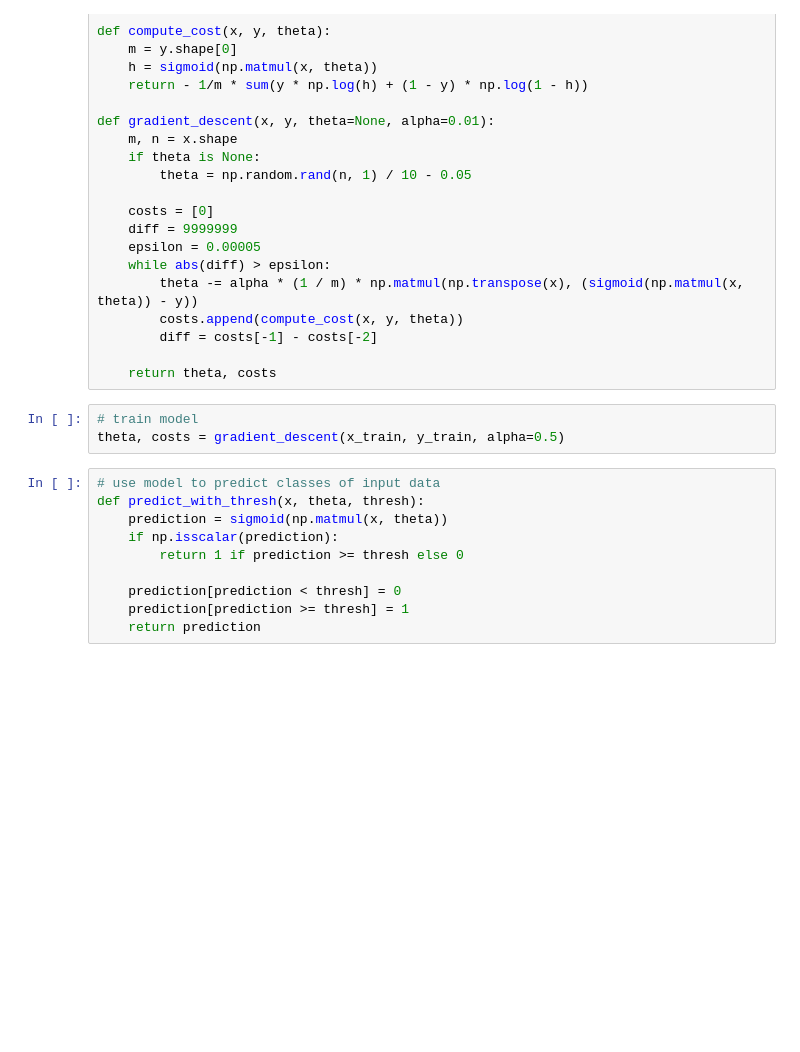
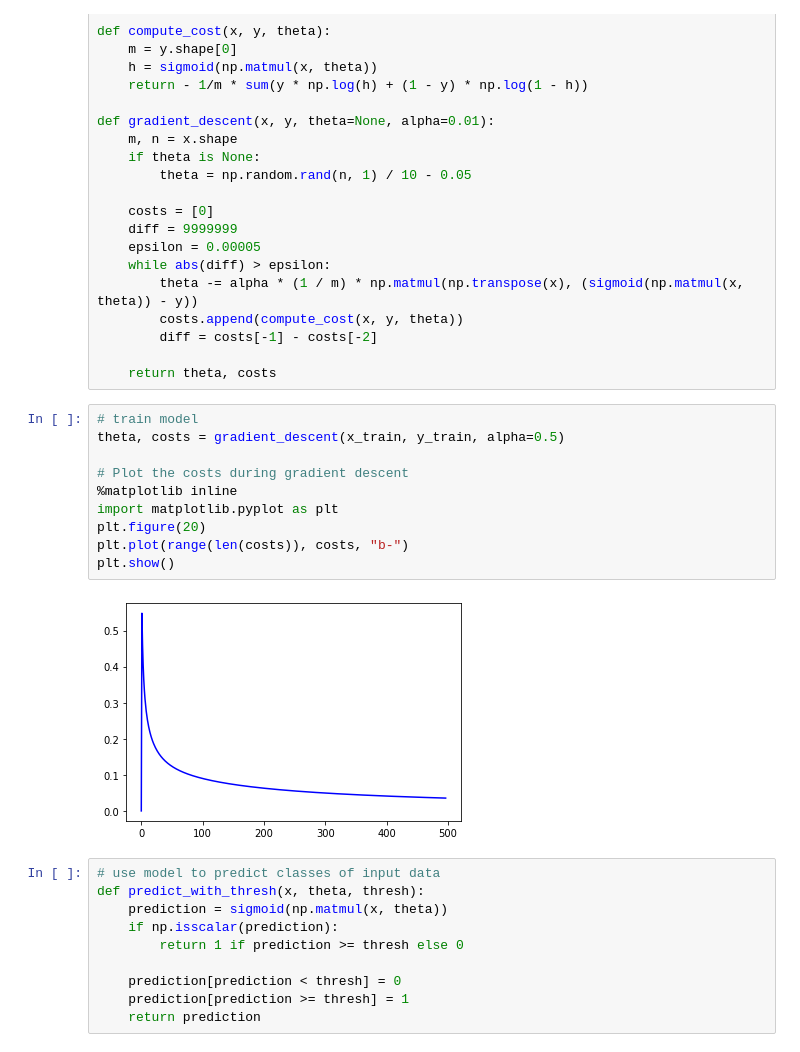
Before and after one commit to FG-33/ml-algorithms, a Jupyter notebook: notebooks/logistic_regression/mushrooms/1Mushrooms_gradient_desc.ipynb, the cells around one changed output. Cells and saved outputs as stored; diff of their text form; blank space fills up the shorter version.

```diff
--- a/notebooks/logistic_regression/mushrooms/1Mushrooms_gradient_desc.ipynb
+++ b/notebooks/logistic_regression/mushrooms/1Mushrooms_gradient_desc.ipynb
@@ -139,6 +139,15 @@ def gradient_descent(x, y, theta=None, alpha=0.01):
 # %%
 # train model
 theta, costs = gradient_descent(x_train, y_train, alpha=0.5)
+
+# Plot the costs during gradient descent
+%matplotlib inline
+import matplotlib.pyplot as plt
+plt.figure(20)
+plt.plot(range(len(costs)), costs, "b-")
+plt.show()
+# %% [output]
+[figure, added]
 # %%
 # use model to predict classes of input data
 def predict_with_thresh(x, theta, thresh):
```
Also changed, not shown: parts of 1 cell of this notebook, 4 other files.
